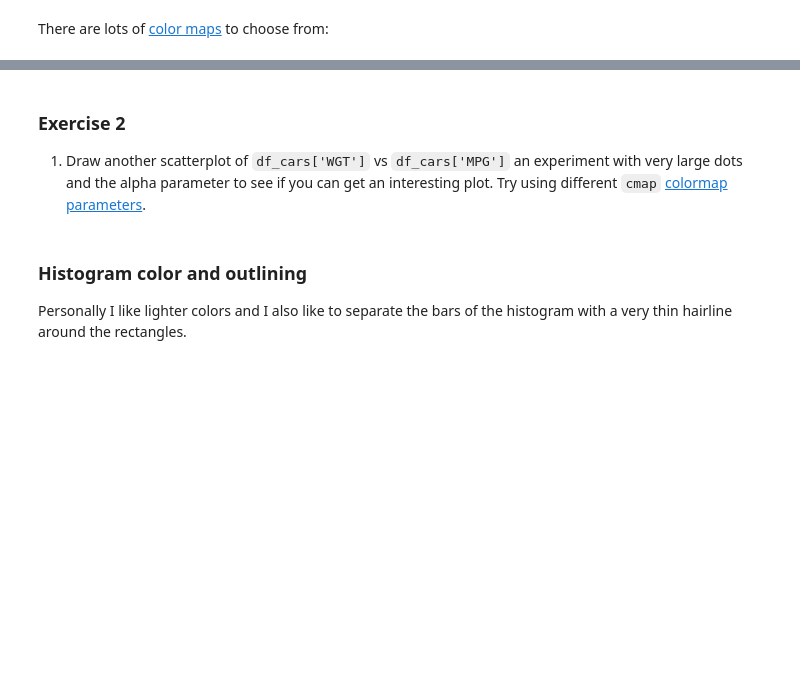
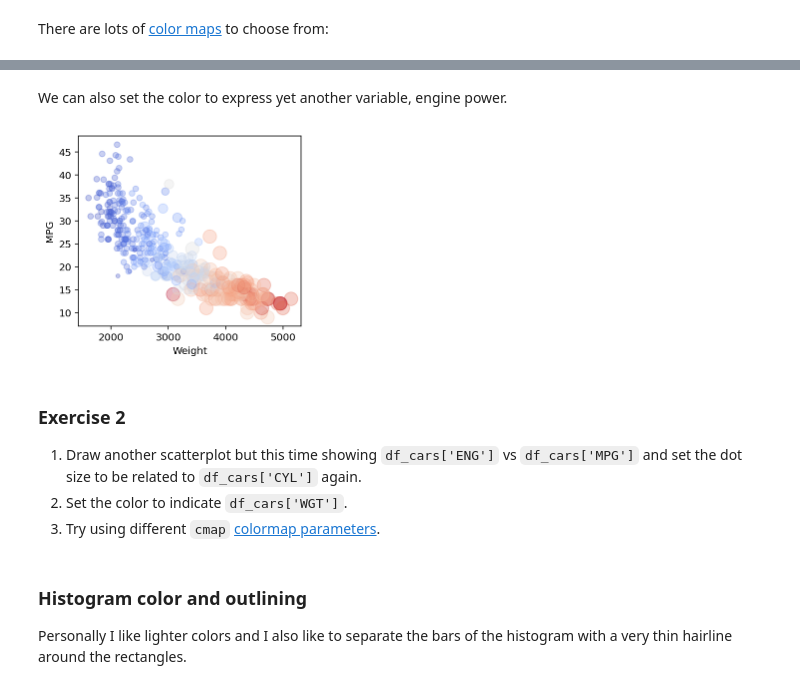
Before and after one commit to parrt/msds593, a Jupyter notebook: notebooks/matplotlib-beautify.ipynb, the cells around one changed output, grey strips where cells are left out. Cells and saved outputs as stored; diff of their text form; code cells hidden in the pictures; blank space fills up the shorter version.

```diff
--- a/notebooks/matplotlib-beautify.ipynb
+++ b/notebooks/matplotlib-beautify.ipynb
@@ -207,7 +238,27 @@ plt.show()
+# %% [markdown]
+We can also set the color to  express yet another variable, engine power.
+# %%
+fig, ax = plt.subplots(figsize=(4,3.5))
+
+sizes = df_cars['CYL']**2.5  # accentuate cars with more cylinders
+
+# Map engine size to the colormap
+cmap = plt.get_cmap('coolwarm')
+norm = colors.Normalize(df_cars['ENG'].min(), df_cars['ENG'].max())
+dotcolors = cmap(norm(df_cars['ENG']))
+
+ax.scatter(df_cars['WGT'], df_cars['MPG'], c=dotcolors, s=sizes, alpha=.3)
+ax.set_xlabel("Weight")
+ax.set_ylabel("MPG")
+plt.show()
+# %% [output]
+[figure, added]
 # %% [markdown]
 ### Exercise 2
 
-1.  Draw another scatterplot of `df_cars['WGT']` vs `df_cars['MPG']` an experiment with very large dots and the alpha parameter to see if you can get an interesting plot. Try using different `cmap` [colormap parameters](https://matplotlib.org/3.1.1/tutorials/colors/colormaps.html).
+1. Draw another scatterplot but this time showing `df_cars['ENG']` vs `df_cars['MPG']` and set the dot size to be related to `df_cars['CYL']` again.
+1. Set the color to indicate `df_cars['WGT']`.
+1. Try using different `cmap` [colormap parameters](https://matplotlib.org/3.1.1/tutorials/colors/colormaps.html).
 # %% [markdown]
 ### Histogram color and outlining
 
```
Also changed, not shown: parts of 10 cells of this notebook, 5 other files.
